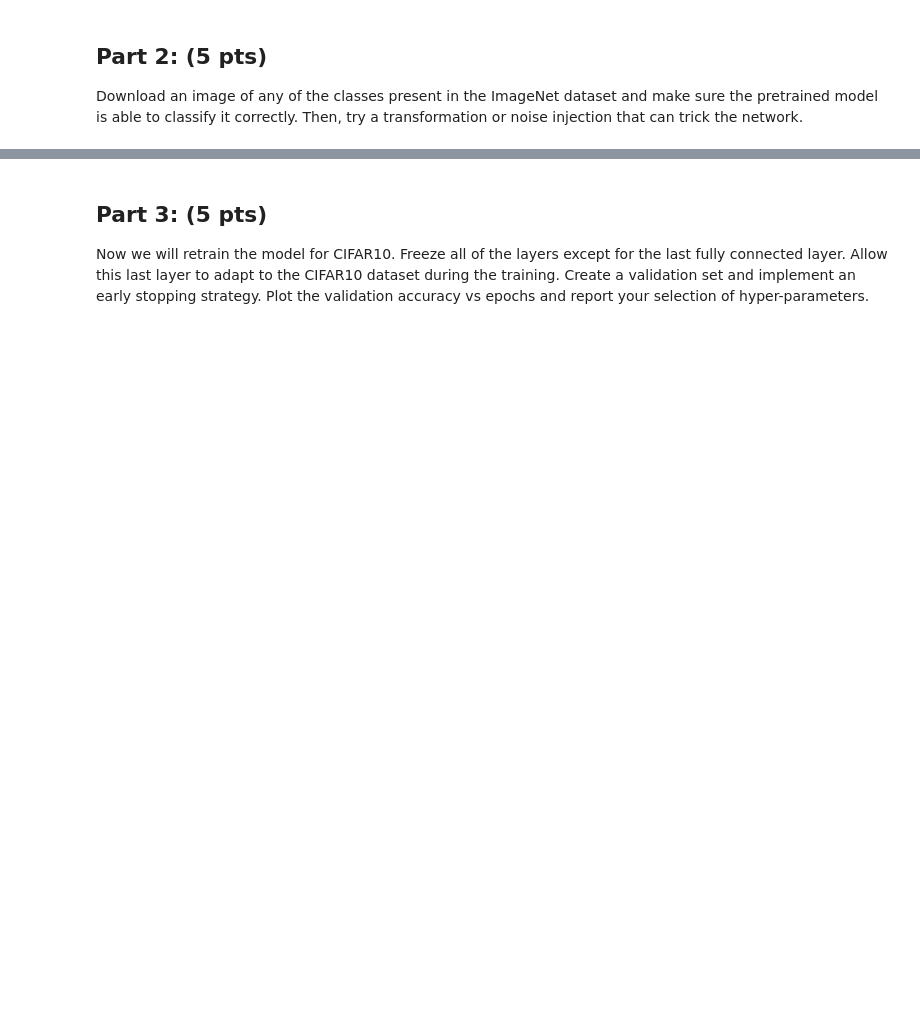
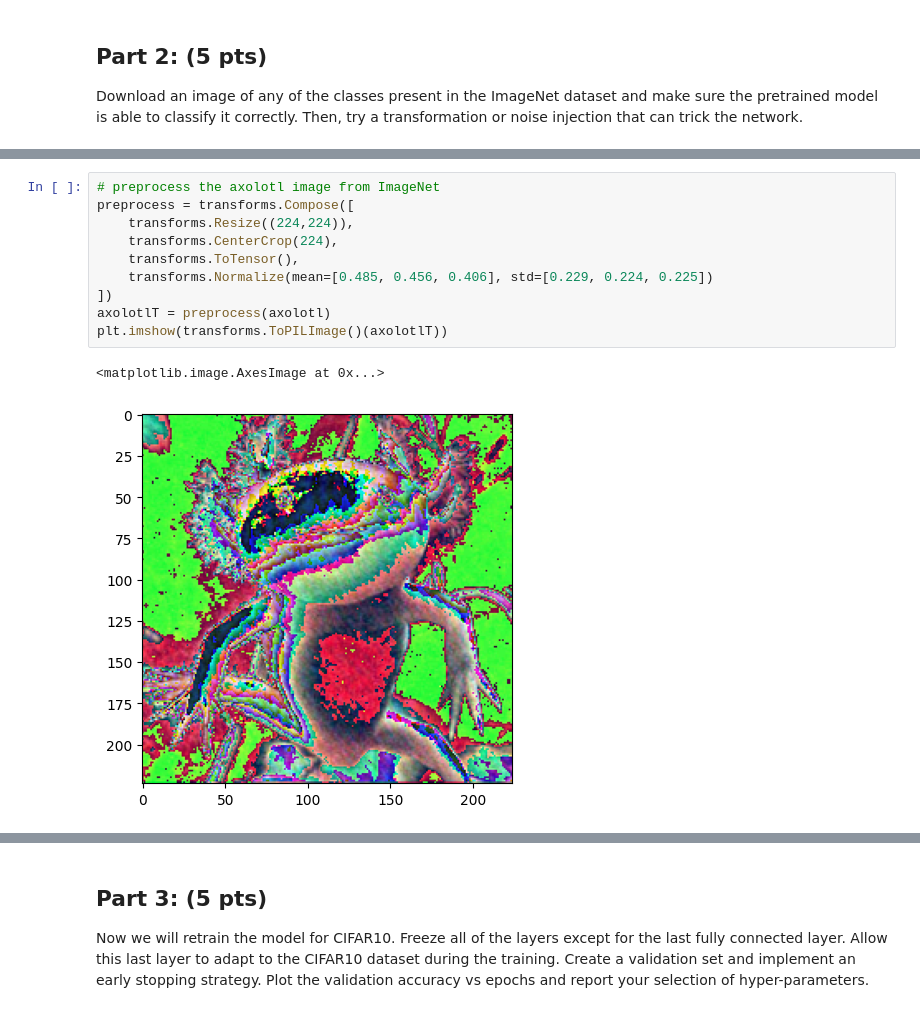
Before and after one commit to Jagardiner97/STAT-6685, a Jupyter notebook: HW4/src/transfer.ipynb, the cells around one changed output, grey strips where cells are left out. Saved outputs shown, nothing was run; the diff lists cells and outputs as text; blank space fills up the shorter version.

```diff
--- a/HW4/src/transfer.ipynb
+++ b/HW4/src/transfer.ipynb
@@ -102,0 +138,13 @@ FileNotFoundError: [Errno 2] No such file or directory: 'koala_pic.png'
+# %%
+# preprocess the axolotl image from ImageNet
+preprocess = transforms.Compose([
+    transforms.Resize((224,224)),
+    transforms.CenterCrop(224),
+    transforms.ToTensor(),
+    transforms.Normalize(mean=[0.485, 0.456, 0.406], std=[0.229, 0.224, 0.225])
+])
+axolotlT = preprocess(axolotl)
+plt.imshow(transforms.ToPILImage()(axolotlT))
+# %% [output]
+<matplotlib.image.AxesImage at 0x...>
+[figure, added]
```
Also changed, not shown: parts of 17 cells of this notebook.
